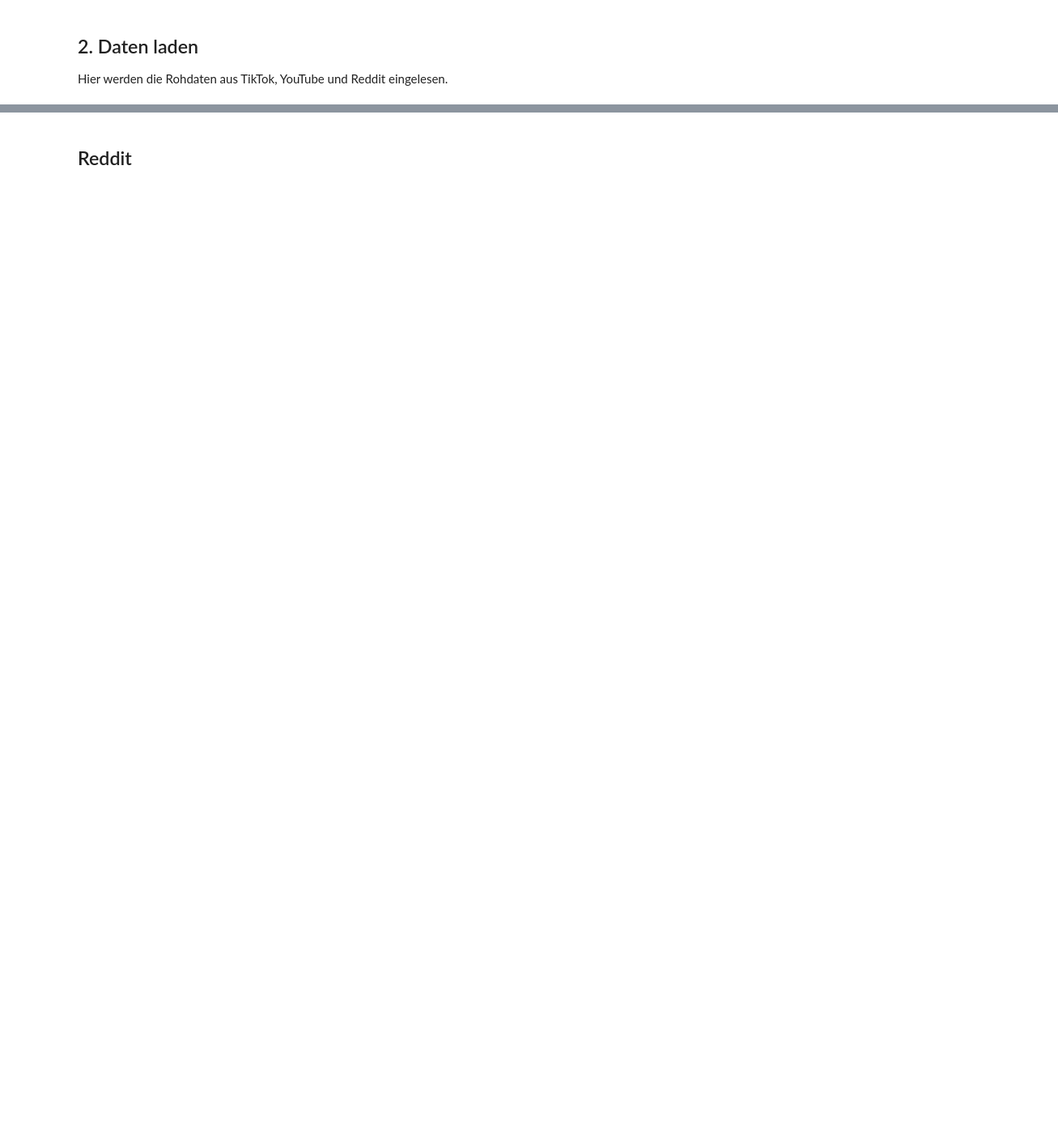
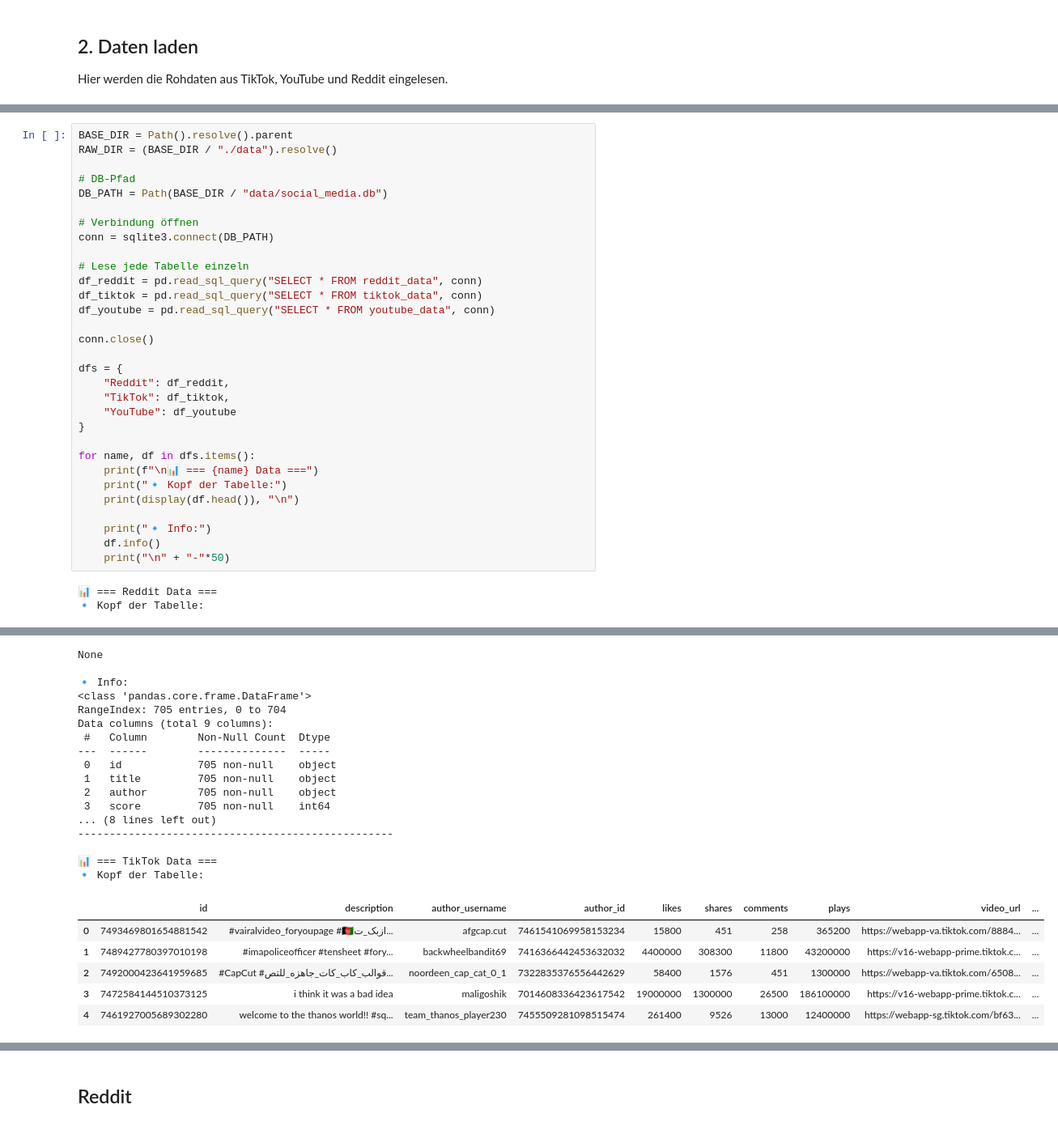
Before and after one commit to sofietheresa/TrendAnalyseSocialMedia, a Jupyter notebook: notebooks/02_preprocessing.ipynb, the cells around one changed output, grey strips where cells are left out. Shown at 81% size. Drawn from its saved outputs; the diff is of its cells as text; blank space fills up the shorter version.

```diff
--- a/notebooks/02_preprocessing.ipynb
+++ b/notebooks/02_preprocessing.ipynb
@@ -151,0 +61,34 @@ memory usage: 80.4+ KB
+# %%
+BASE_DIR = Path().resolve().parent
+RAW_DIR = (BASE_DIR / "./data").resolve()
+
+# DB-Pfad
+DB_PATH = Path(BASE_DIR / "data/social_media.db")
+
+# Verbindung öffnen
+conn = sqlite3.connect(DB_PATH)
+
+# Lese jede Tabelle einzeln
+df_reddit = pd.read_sql_query("SELECT * FROM reddit_data", conn)
+df_tiktok = pd.read_sql_query("SELECT * FROM tiktok_data", conn)
+df_youtube = pd.read_sql_query("SELECT * FROM youtube_data", conn)
+
+conn.close()
+
+dfs = {
+    "Reddit": df_reddit,
+    "TikTok": df_tiktok,
+    "YouTube": df_youtube
+}
+
+for name, df in dfs.items():
+    print(f"\n📊 === {name} Data ===")
+    print("🔹 Kopf der Tabelle:")
+    print(display(df.head()), "\n")
+
+    print("🔹 Info:")
+    df.info()
+    print("\n" + "-"*50)
+# %% [output]
+📊 === Reddit Data ===
+🔹 Kopf der Tabelle:
@@ -151,0 +101,23 @@ memory usage: 80.4+ KB
+None
+
+🔹 Info:
+<class 'pandas.core.frame.DataFrame'>
+RangeIndex: 705 entries, 0 to 704
+Data columns (total 9 columns):
+ #   Column        Non-Null Count  Dtype
+---  ------        --------------  -----
+ 0   id            705 non-null    object
+ 1   title         705 non-null    object
+ 2   author        705 non-null    object
+ 3   score         705 non-null    int64
+... (8 lines left out)
+--------------------------------------------------
+
+📊 === TikTok Data ===
+🔹 Kopf der Tabelle:
+|  | id | description | author_username | author_id | likes | shares | comments | plays | video_url | ... |
+| 0 | 7493469801654881542 | #vairalvideo_foryoupage #🇦🇫ازبک_ت... | afgcap.cut | 7461541069958153234 | 15800 | 451 | 258 | 365200 | https://webapp-va.tiktok.com/8884... | ... |
+| 1 | 7489427780397010198 | #imapoliceofficer #tensheet #fory... | backwheelbandit69 | 7416366442453632032 | 4400000 | 308300 | 11800 | 43200000 | https://v16-webapp-prime.tiktok.c... | ... |
+| 2 | 7492000423641959685 | #CapCut #قوالب_كاب_كات_جاهزه_للتص... | noordeen_cap_cat_0_1 | 7322835376556442629 | 58400 | 1576 | 451 | 1300000 | https://webapp-va.tiktok.com/6508... | ... |
+| 3 | 7472584144510373125 | i think it was a bad idea | maligoshik | 7014608336423617542 | 19000000 | 1300000 | 26500 | 186100000 | https://v16-webapp-prime.tiktok.c... | ... |
+| 4 | 7461927005689302280 | welcome to the thanos world!! #sq... | team_thanos_player230 | 7455509281098515474 | 261400 | 9526 | 13000 | 12400000 | https://webapp-sg.tiktok.com/bf63... | ... |
```
Also changed, not shown: parts of 4 cells of this notebook, 6 other files.
